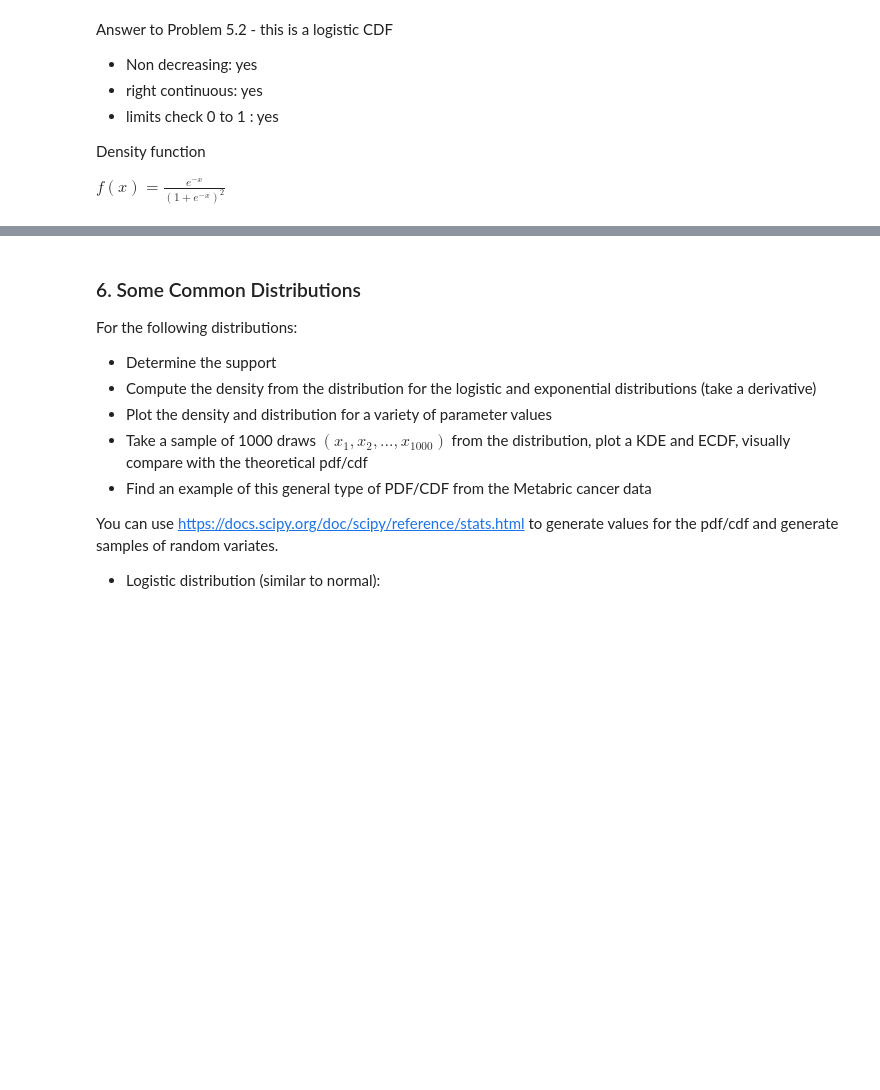
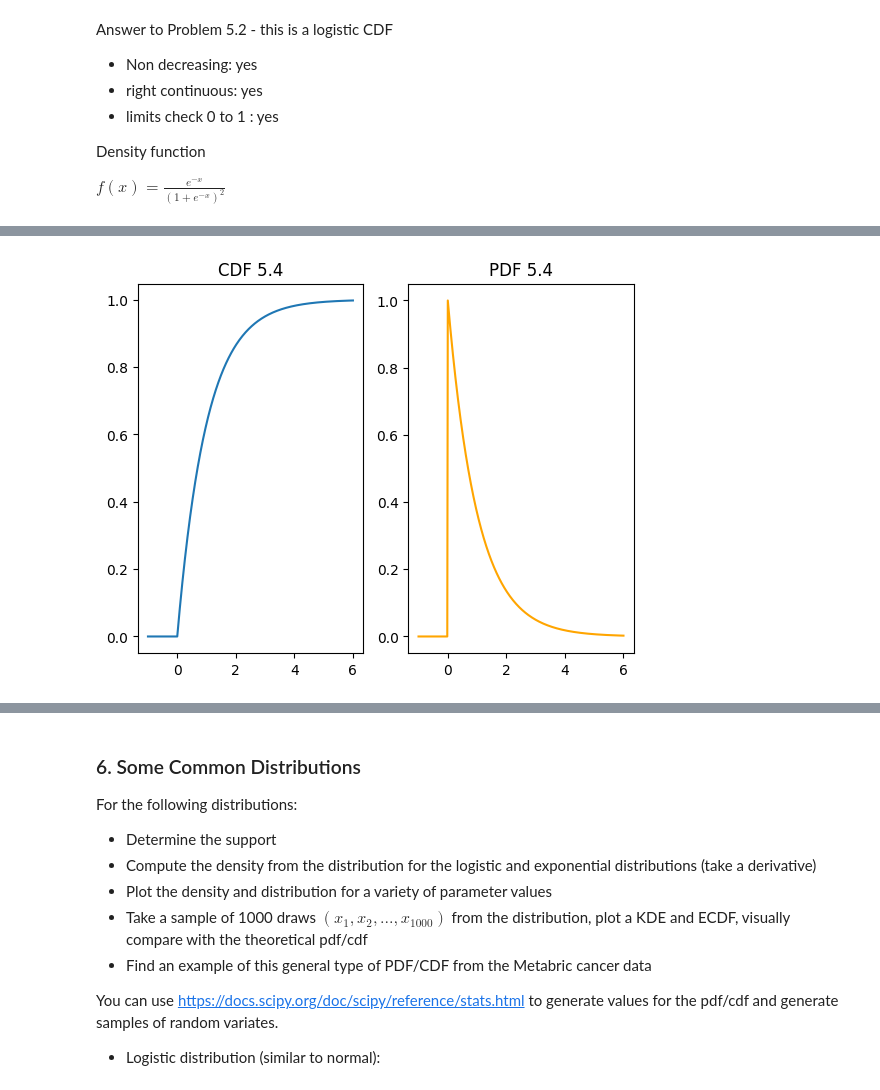
Before and after one commit to Poptartmeow/practice1, a Jupyter notebook: assignment_6_Tianyin_Mao.ipynb, the cells around one changed output, grey strips where cells are left out. Saved outputs shown, nothing was run; the diff lists cells and outputs as text; code cells hidden in the pictures; blank space fills up the shorter version.

```diff
--- a/assignment_6_Tianyin_Mao.ipynb
+++ b/assignment_6_Tianyin_Mao.ipynb
@@ -225,0 +287,17 @@ plt.show()
+# %%
+# Distribution & Density for 5.4
+x = np.linspace(-1, 6, 400)
+F4 = np.piecewise(x, [x < 0, x >= 0], [0, lambda x: 1 - np.exp(-x)])
+f4 = np.piecewise(x, [x < 0, x >= 0], [0, lambda x: np.exp(-x)])
+
+
+plt.subplot(1,2,1)
+plt.plot(x, F4, label='CDF 5.4')
+plt.title('CDF 5.4')
+
+plt.subplot(1,2,2)
+plt.plot(x, f4, label='PDF 5.4', color='orange')
+plt.title('PDF 5.4')
+plt.show()
+# %% [output]
+[figure, added]
```
Also changed, not shown: parts of 17 cells of this notebook.
